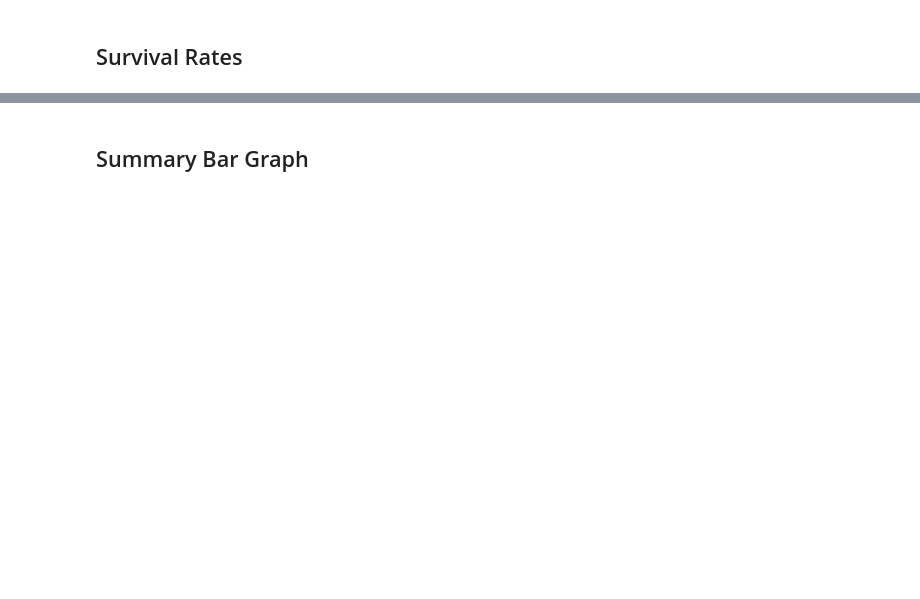
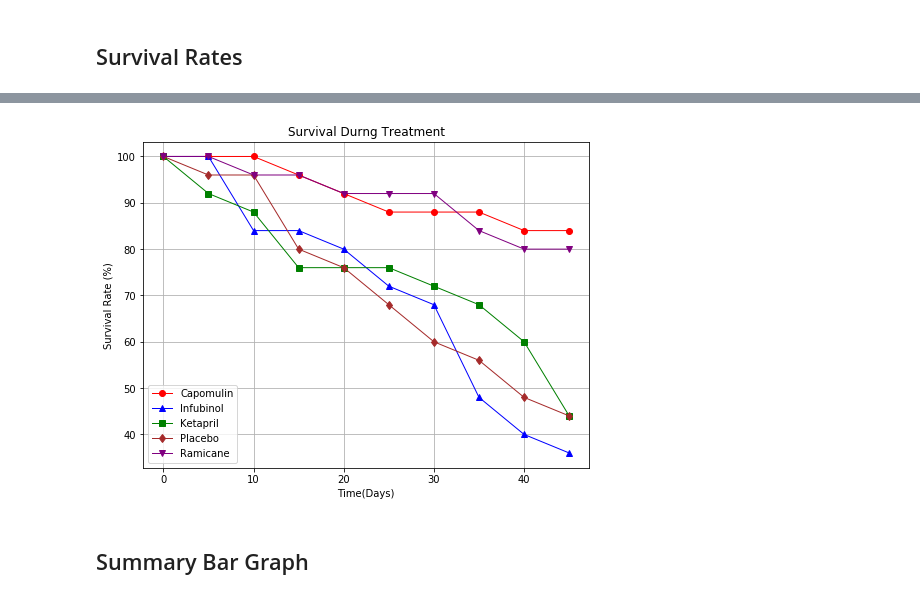
Before and after one commit to dvndata/DatavizClass, a Jupyter notebook: matplotlib-challenge/Pymaceuticals/main.ipynb, the cells around one changed output, grey strips where cells are left out. Drawn from its saved outputs; the diff is of its cells as text; code cells hidden in the pictures; blank space fills up the shorter version.

```diff
--- a/matplotlib-challenge/Pymaceuticals/main.ipynb
+++ b/matplotlib-challenge/Pymaceuticals/main.ipynb
@@ -136,8 +242,13 @@ plt.show()
 # %% [markdown]
 ## Survival Rates
 # %%
-# Store the Count of Mice Grouped by Drug and Timepoint (W can pass any metric)
+# Store the Count of Mice Grouped by Drug and Timepoint (We can pass any metric)
+#drug_timepoint = clinical_data_complete.groupby(["Drug", "Timepoint"])
+
+mice_count = drug_timepoint["Mouse ID"].count()
 
 # Convert to DataFrame
+mice_count_df = pd.DataFrame({"Mice Count": mice_count})
 
 # Preview DataFrame
+mice_count_df.reset_index()
@@ -144,4 +269,6 @@ plt.show()
 # %%
 # Minor Data Munging to Re-Format the Data Frames
+pivot_mice_count_df = mice_count_df.pivot_table('Mice Count', 'Timepoint', 'Drug')
 
-# Preview the Data Frame
+# Preview that Reformatting worked
+pivot_mice_count_df.head()
@@ -156,0 +283,4 @@ plt.show()
+# %%
+#convert index into columns
+pivot_mice_count_df.reset_index(level=pivot_mice_count_df.index.names, inplace=True)
+pivot_mice_count_df.head()
@@ -157,2 +294,25 @@ plt.show()
+# %%
+# Generate the Plot (Accounting for percentages) for Capomulin, Infubinol, Ketapril, Placebo and Ramicane
+plt.figure(figsize = (8,6))
+
+plt.plot(pivot_mice_count_df['Timepoint'], pivot_mice_count_df['Capomulin']*4, marker="o",color="red", linewidth=1, label="Capomulin")
+plt.plot(pivot_mice_count_df['Timepoint'], pivot_mice_count_df['Infubinol']*4, marker="^",color="blue", linewidth=1, label="Infubinol")
+plt.plot(pivot_mice_count_df['Timepoint'], pivot_mice_count_df['Ketapril']*4,  marker="s",color="green", linewidth=1, label="Ketapril")
+plt.plot(pivot_mice_count_df['Timepoint'], pivot_mice_count_df['Placebo']*4,   marker="d",color="brown", linewidth=1, label="Placebo")
+plt.plot(pivot_mice_count_df['Timepoint'], pivot_mice_count_df['Ramicane']*4,  marker="v",color="purple", linewidth=1, label="Ramicane")
+
+plt.title('Survival Durng Treatment')
+plt.xlabel('Time(Days)')
+plt.ylabel('Survival Rate (%)')
+plt.legend()
+plt.grid(True)
+
+# Save the figure
+plt.savefig('Survival Durng Treatment')
+
+# Show the Figure
+plt.show()
+# %% [output]
+[figure, added]
 # %% [markdown]
 ## Summary Bar Graph
```
Also changed, not shown: parts of 25 cells of this notebook, 6 other files.
